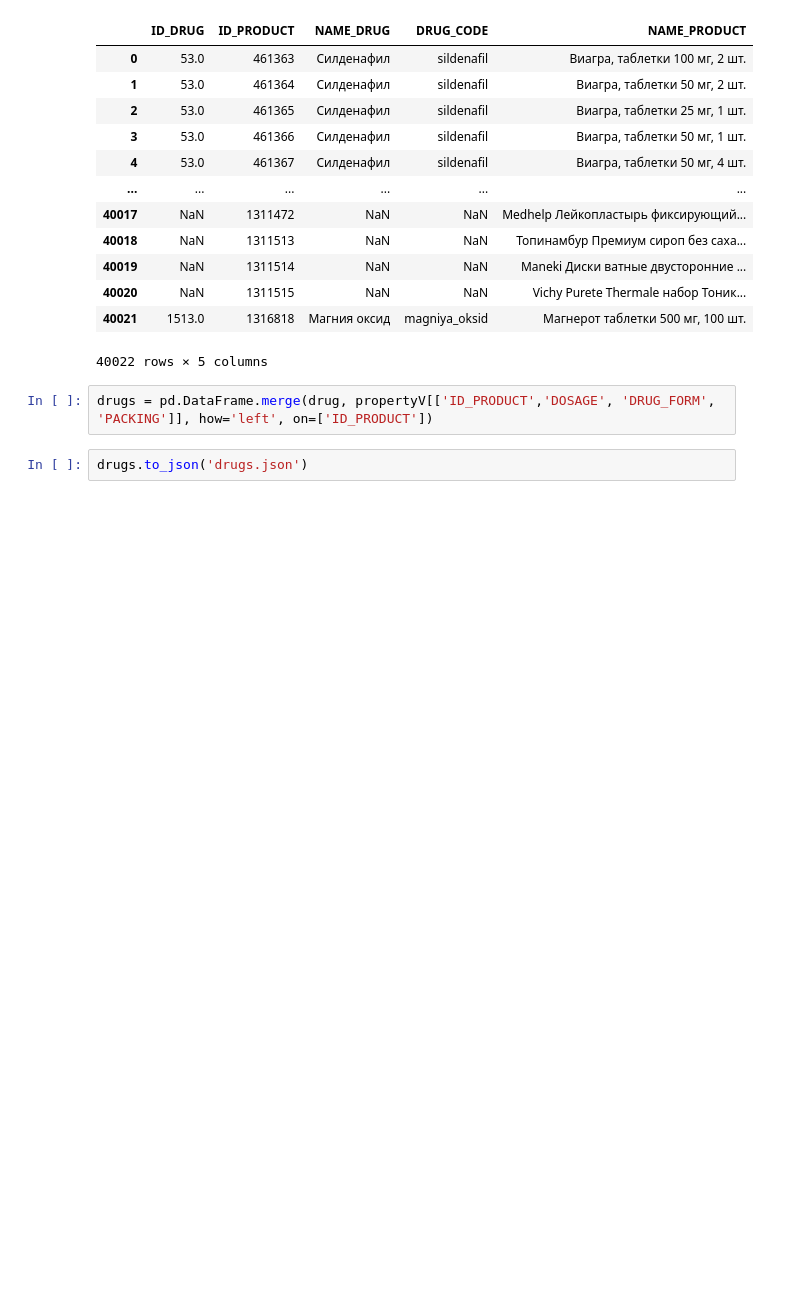
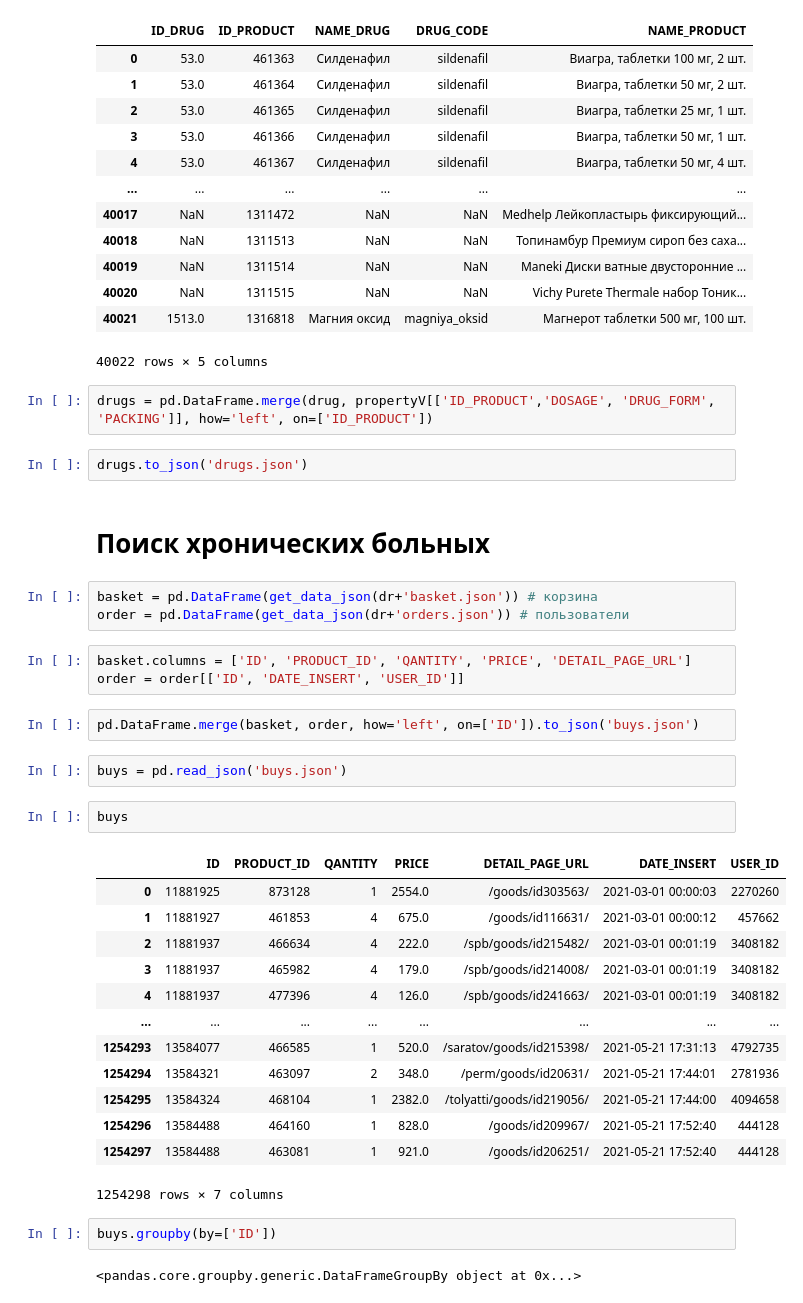
Before and after one commit to StalkerVrk/EAPTEKA_HACK, a Jupyter notebook: analysdata.ipynb, the cells around one changed output. Saved outputs shown, nothing was run; the diff lists cells and outputs as text; blank space fills up the shorter version.

```diff
--- a/analysdata.ipynb
+++ b/analysdata.ipynb
@@ -167,3 +124,35 @@ drug
 drugs = pd.DataFrame.merge(drug, propertyV[['ID_PRODUCT','DOSAGE', 'DRUG_FORM', 'PACKING']], how='left', on=['ID_PRODUCT'])
 # %%
 drugs.to_json('drugs.json')
+# %% [markdown]
+# Поиск хронических больных
+# %%
+basket = pd.DataFrame(get_data_json(dr+'basket.json')) # корзина
+order = pd.DataFrame(get_data_json(dr+'orders.json')) # пользователи
+# %%
+basket.columns = ['ID', 'PRODUCT_ID', 'QANTITY', 'PRICE', 'DETAIL_PAGE_URL']
+order = order[['ID', 'DATE_INSERT', 'USER_ID']]
+# %%
+pd.DataFrame.merge(basket, order, how='left', on=['ID']).to_json('buys.json')
+# %%
+buys = pd.read_json('buys.json')
+# %%
+buys
+# %% [output]
+|  | ID | PRODUCT_ID | QANTITY | PRICE | DETAIL_PAGE_URL | DATE_INSERT | USER_ID |
+| 0 | 11881925 | 873128 | 1 | 2554.0 | /goods/id303563/ | 2021-03-01 00:00:03 | 2270260 |
+| 1 | 11881927 | 461853 | 4 | 675.0 | /goods/id116631/ | 2021-03-01 00:00:12 | 457662 |
+| 2 | 11881937 | 466634 | 4 | 222.0 | /spb/goods/id215482/ | 2021-03-01 00:01:19 | 3408182 |
+| 3 | 11881937 | 465982 | 4 | 179.0 | /spb/goods/id214008/ | 2021-03-01 00:01:19 | 3408182 |
+| 4 | 11881937 | 477396 | 4 | 126.0 | /spb/goods/id241663/ | 2021-03-01 00:01:19 | 3408182 |
+| ... | ... | ... | ... | ... | ... | ... | ... |
+| 1254293 | 13584077 | 466585 | 1 | 520.0 | /saratov/goods/id215398/ | 2021-05-21 17:31:13 | 4792735 |
+| 1254294 | 13584321 | 463097 | 2 | 348.0 | /perm/goods/id20631/ | 2021-05-21 17:44:01 | 2781936 |
+| 1254295 | 13584324 | 468104 | 1 | 2382.0 | /tolyatti/goods/id219056/ | 2021-05-21 17:44:00 | 4094658 |
+| 1254296 | 13584488 | 464160 | 1 | 828.0 | /goods/id209967/ | 2021-05-21 17:52:40 | 444128 |
+| 1254297 | 13584488 | 463081 | 1 | 921.0 | /goods/id206251/ | 2021-05-21 17:52:40 | 444128 |
+1254298 rows × 7 columns
+# %%
+buys.groupby(by=['ID'])
+# %% [output]
+<pandas.core.groupby.generic.DataFrameGroupBy object at 0x...>
```
Also changed, not shown: parts of 12 cells of this notebook.
